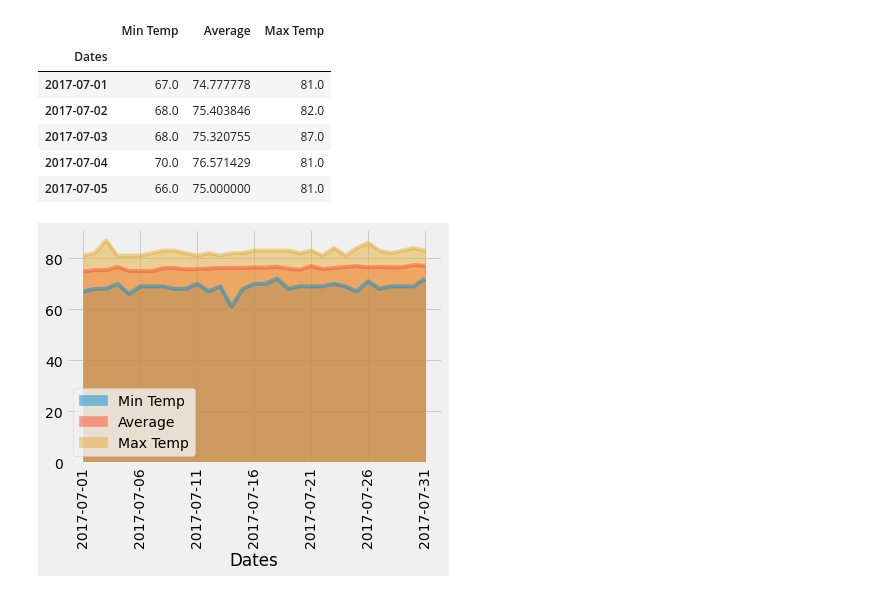
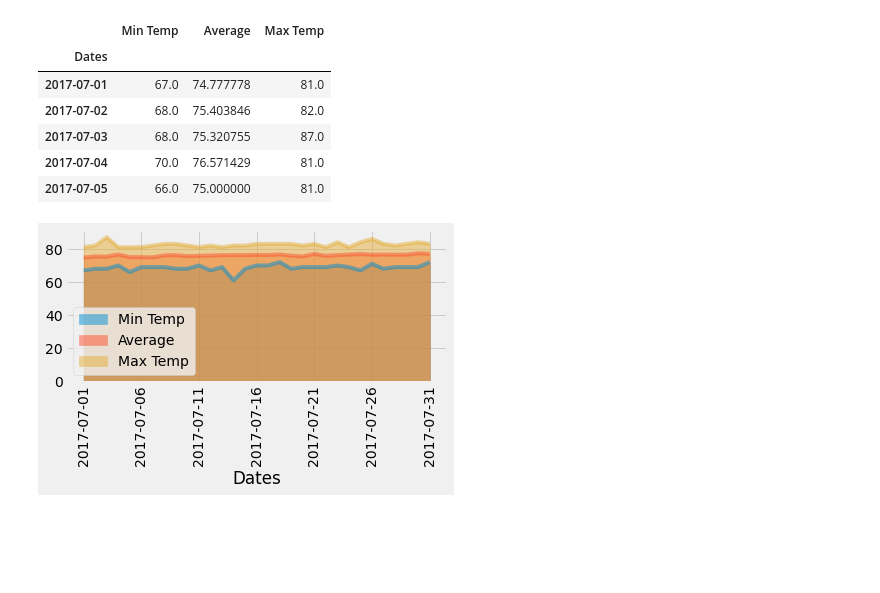
Before and after one commit to skumble27/sqlalchemy-challenge, a Jupyter notebook: climate_starter.ipynb, the cells around one changed output. Saved outputs shown, nothing was run; the diff lists cells and outputs as text; code cells hidden in the pictures; blank space fills up the shorter version.

```diff
--- a/climate_starter.ipynb
+++ b/climate_starter.ipynb
@@ -437,8 +440,9 @@ planned_trip_df.head()
 # %%
 # Plot the daily normals as an area plot with `stacked=False`
 planned_trip_df.plot.area(stacked=False)
 plt.xticks(rotation=90)
-plt.savefig('Images/daily_normals.png')
+plt.tight_layout()
+plt.savefig('Images/daily_normals.png',bbox_inches='tight')
 plt.show()
 # %% [output]
-[figure, old version]
+[figure, new version]
```
Also changed, not shown: parts of 3 cells of this notebook, 4 other files.
